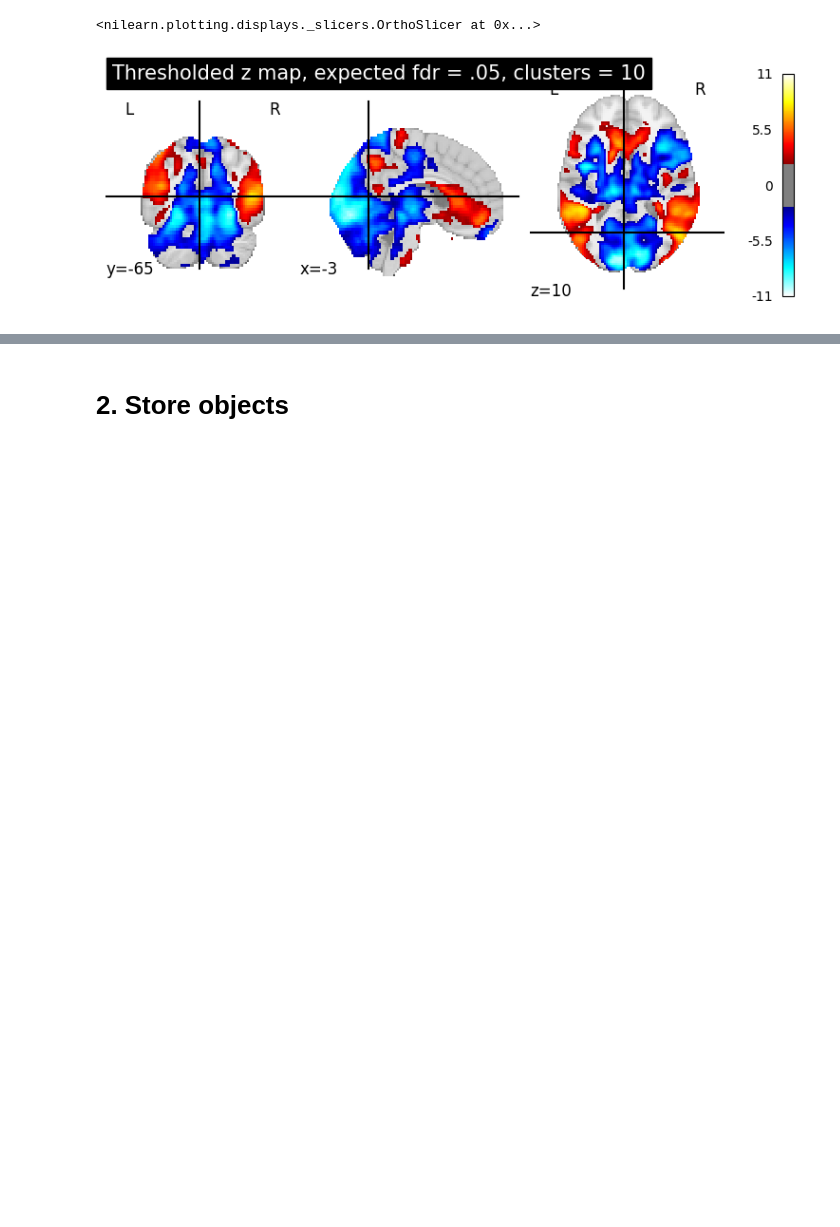
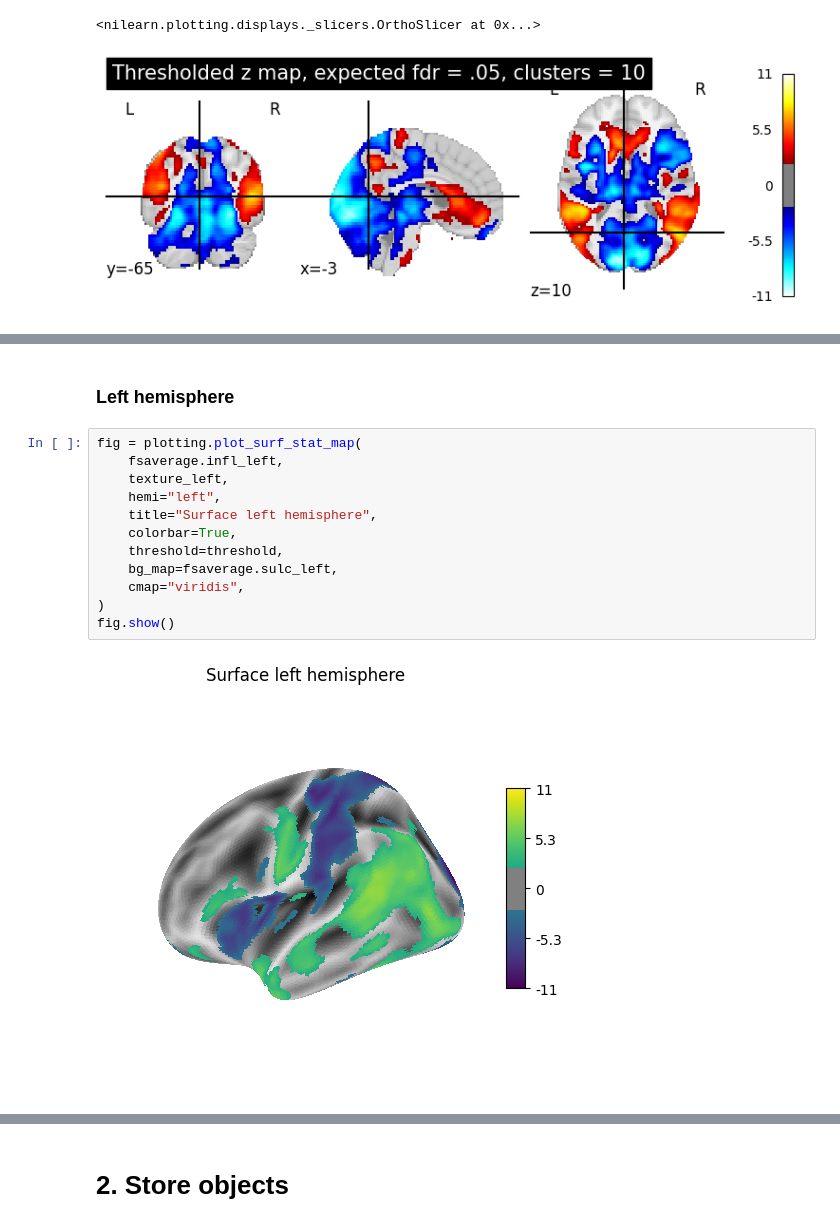
Before and after one commit to dominikpegler/tewa2-neuroimaging, a Jupyter notebook: assignments/Group assignment/Group assignment.ipynb, the cells around one changed output, grey strips where cells are left out. Drawn from its saved outputs; the diff is of its cells as text; blank space fills up the shorter version.

```diff
--- a/assignments/Group assignment/Group assignment.ipynb
+++ b/assignments/Group assignment/Group assignment.ipynb
@@ -225,0 +230,16 @@ fig.show()
+# %% [markdown]
+### Left hemisphere
+# %%
+fig = plotting.plot_surf_stat_map(
+    fsaverage.infl_left,
+    texture_left,
+    hemi="left",
+    title="Surface left hemisphere",
+    colorbar=True,
+    threshold=threshold,
+    bg_map=fsaverage.sulc_left,
+    cmap="viridis",
+)
+fig.show()
+# %% [output]
+[figure, added]
```
Also changed, not shown: parts of 10 cells of this notebook.
